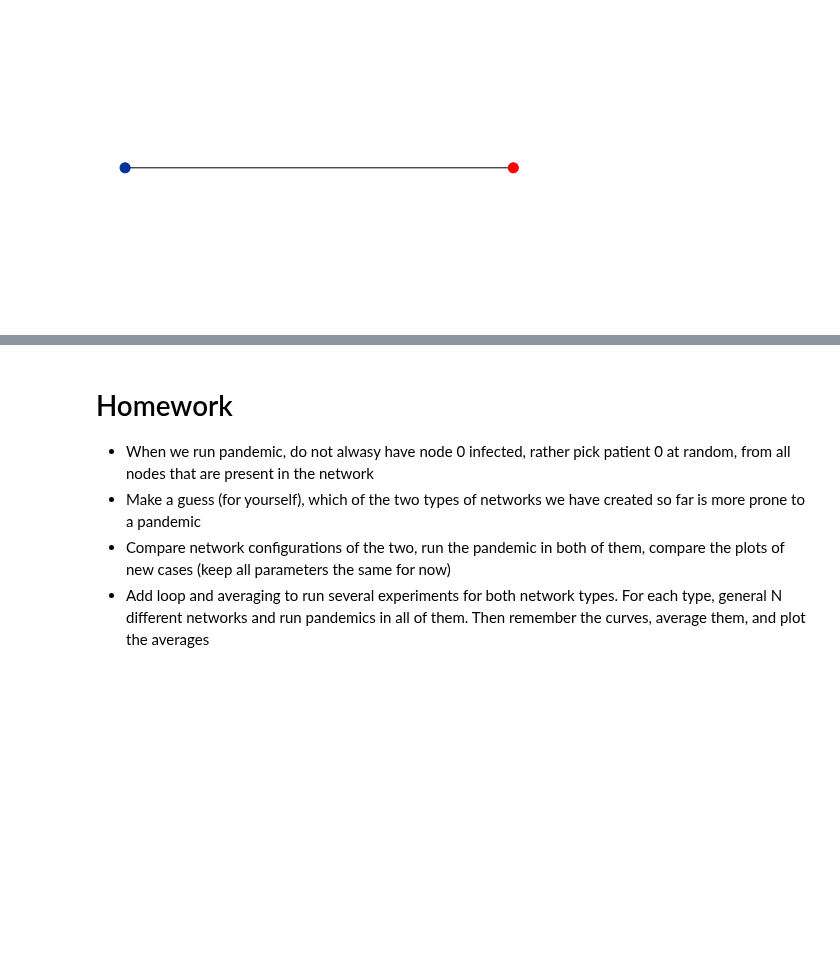
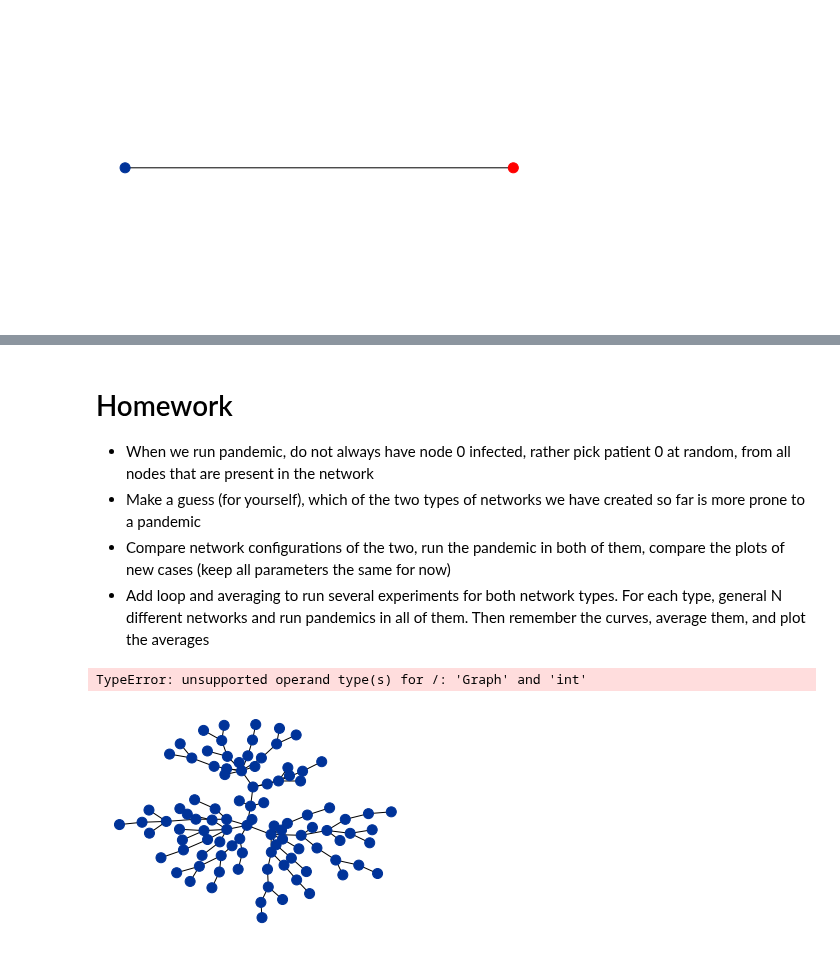
Before and after one commit to RachelMordecai7/Computational-Biology, a Jupyter notebook: Online Class 3, Disease Propagation + Homework.ipynb, the cells around one changed output, grey strips where cells are left out. Cells and saved outputs as stored; diff of their text form; code cells hidden in the pictures; blank space fills up the shorter version.

Commit message:
Updated Homework Attempt

```diff
--- a/Online Class 3, Disease Propagation + Homework.ipynb
+++ b/Online Class 3, Disease Propagation + Homework.ipynb
@@ -179,7 +179,7 @@ plt.ylabel('N new cases');
 # %% [markdown]
 # Homework
 
-* When we run pandemic, do not alwasy have node 0 infected, rather pick patient 0 at random, from all nodes that are present in the network
+* When we run pandemic, do not always have node 0 infected, rather pick patient 0 at random, from all nodes that are present in the network
 * Make a guess (for yourself), which of the two types of networks we have created so far is more prone to a pandemic
 * Compare network configurations of the two, run the pandemic in both of them, compare the plots of new cases (keep all parameters the same for now)
 * Add loop and averaging to run several experiments for both network types. For each type, general N different networks and run pandemics in all of them. Then remember the curves, average them, and plot the averages
@@ -187,0 +188,32 @@ plt.ylabel('N new cases');
+# %%
+#Homework attempt
+
+#Network 1
+nsteps = 100
+def rich_club_network(n_nodes=7):
+    for t in range(nsteps):
+        g = Graph()
+        for i in range(n_nodes):
+            if i==0:
+                g.add_node(0)
+            else:
+                g.add_edge(i, np.random.randint(low=0, high=i))
+        return g
+
+g = rich_club_network(100)
+plt.figure(figsize=(12,4))
+plt.subplot(121)
+g.plot()
+
+#plt.subplot(122)
+#degrees(g)
+#plt.plot(degrees_random);
+#plt.legend(['Rich club','Random network']);
+
+#Histogram of averages; this is not plotting, and I am not sure what this error means?
+a = np.average(g)
+plt.subplot(122)
+np.histogram(a)
+# %% [output]
+TypeError: unsupported operand type(s) for /: 'Graph' and 'int'
+[figure, added]
```
Also changed, not shown: parts of 7 cells of this notebook.
